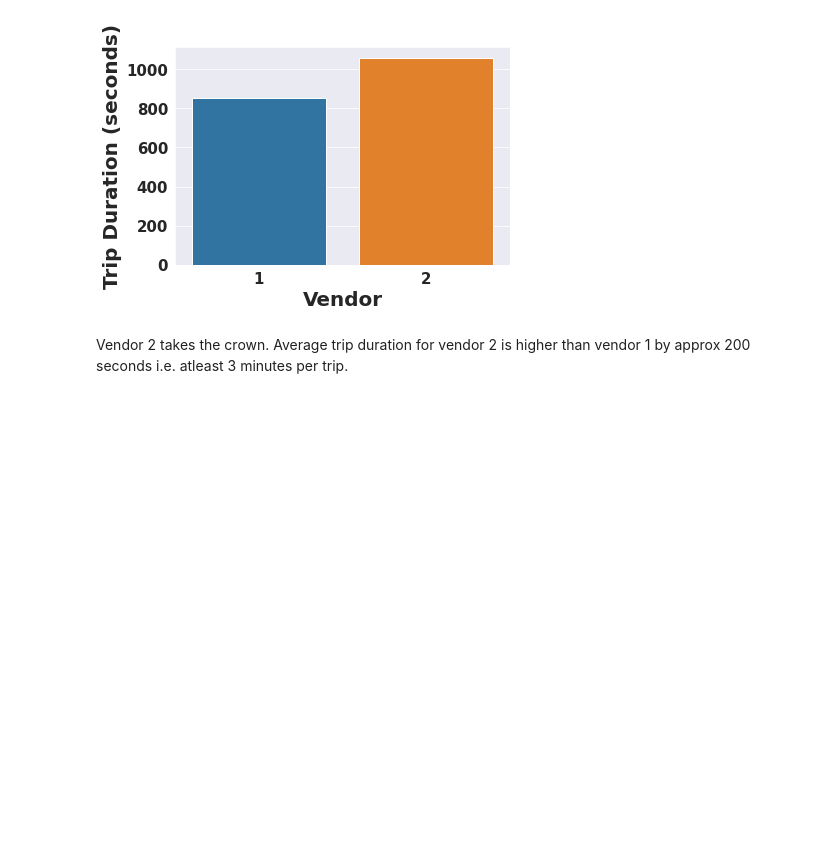
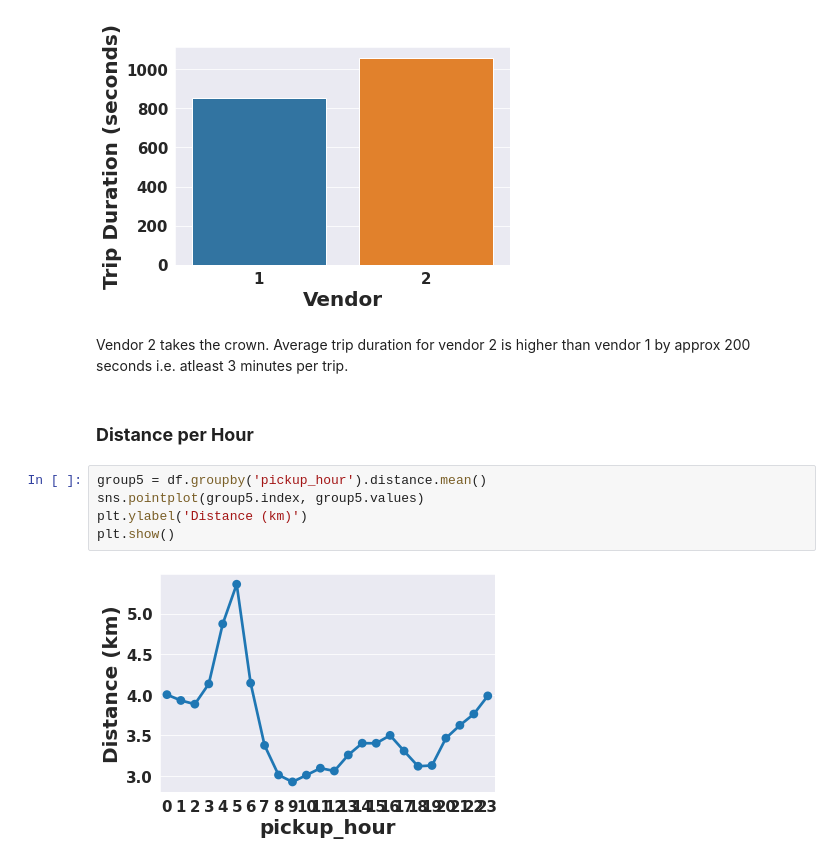
Before and after one commit to kavrit/NYC-Taxi-trip-prediction, a Jupyter notebook: Capstone_Project_NYC_Taxi_Trip_Time_Prediction.ipynb, the cells around one changed output. Drawn from its saved outputs; the diff is of its cells as text; blank space fills up the shorter version.

```diff
--- a/Capstone_Project_NYC_Taxi_Trip_Time_Prediction.ipynb
+++ b/Capstone_Project_NYC_Taxi_Trip_Time_Prediction.ipynb
@@ -435,3 +435,12 @@ plt.show()
 [figure]
 # %% [markdown]
 Vendor 2 takes the crown. Average trip duration for vendor 2 is higher than vendor 1 by approx 200 seconds i.e. atleast 3 minutes per trip.
+# %% [markdown]
+### **Distance per Hour**
+# %%
+group5 = df.groupby('pickup_hour').distance.mean()
+sns.pointplot(group5.index, group5.values)
+plt.ylabel('Distance (km)')
+plt.show()
+# %% [output]
+[figure, added]
```
Also changed, not shown: parts of 30 cells of this notebook.
